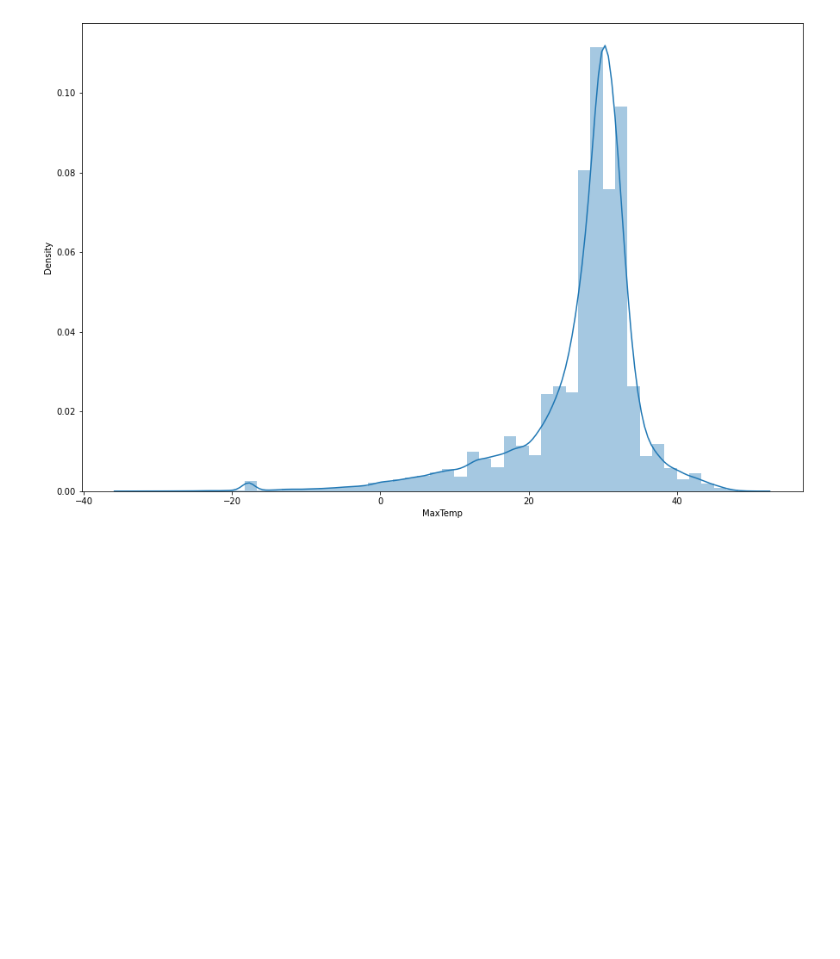
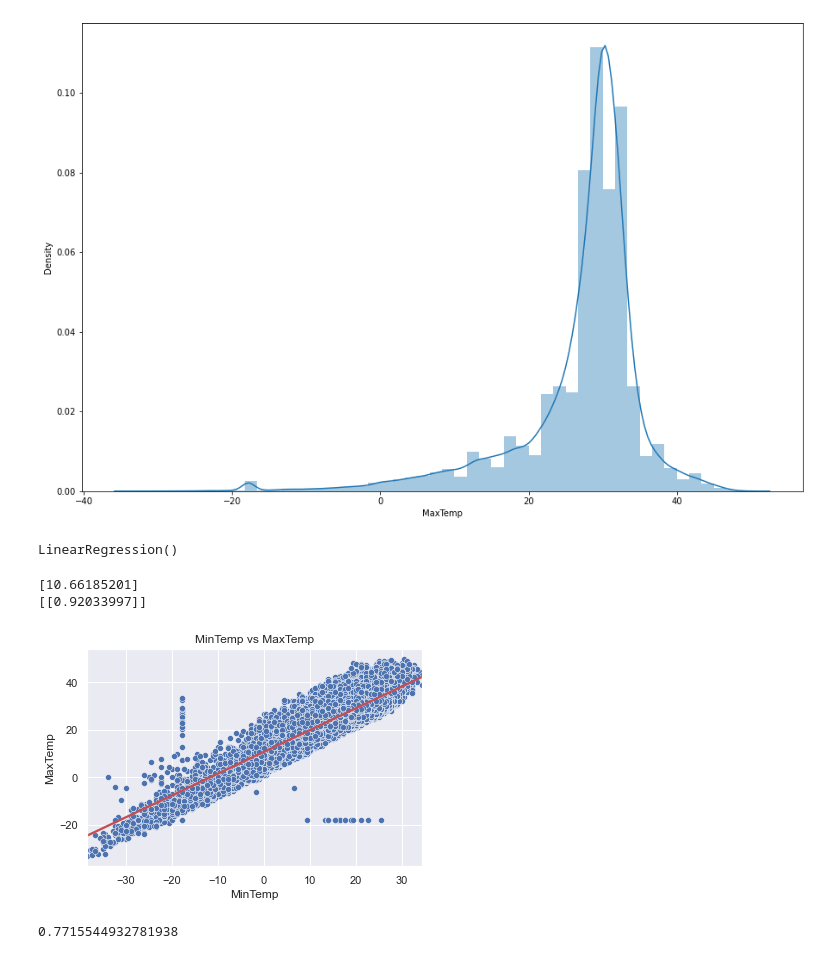
Before and after one commit to arjunc12/cmpinf2120-notebooks, a Jupyter notebook: Regression-and-Classification/linear-regression.ipynb, the cells around one changed output. Cells and saved outputs as stored; diff of their text form; code cells hidden in the pictures; blank space fills up the shorter version.

```diff
--- a/Regression-and-Classification/linear-regression.ipynb
+++ b/Regression-and-Classification/linear-regression.ipynb
@@ -55,0 +63,14 @@ sns.distplot(df['MaxTemp'], kde=True)
+# %%
+regressor = LinearRegression()
+regressor.fit(X_train, y_train) #training the algorithm
+# %% [output]
+LinearRegression()
+# %%
+#To retrieve the intercept:
+print(regressor.intercept_)
+
+#For retrieving the slope:
+print(regressor.coef_)
+# %% [output]
+[10.66185201]
+[[0.92033997]]
@@ -55,0 +79,13 @@ sns.distplot(df['MaxTemp'], kde=True)
+# %%
+sns.scatterplot(x='MinTemp', y='MaxTemp', data=df)
+sns.regplot(x='MinTemp', y='MaxTemp', data=df, color='r', scatter=False)
+pylab.title('MinTemp vs MaxTemp')
+pylab.xlabel('MinTemp')
+pylab.ylabel('MaxTemp')
+pylab.show()
+# %% [output]
+[figure, added]
+# %%
+regressor.score(X, y)
+# %% [output]
+0.7715544932781938
```
Also changed, not shown: parts of 5 cells of this notebook, 3 other files.
